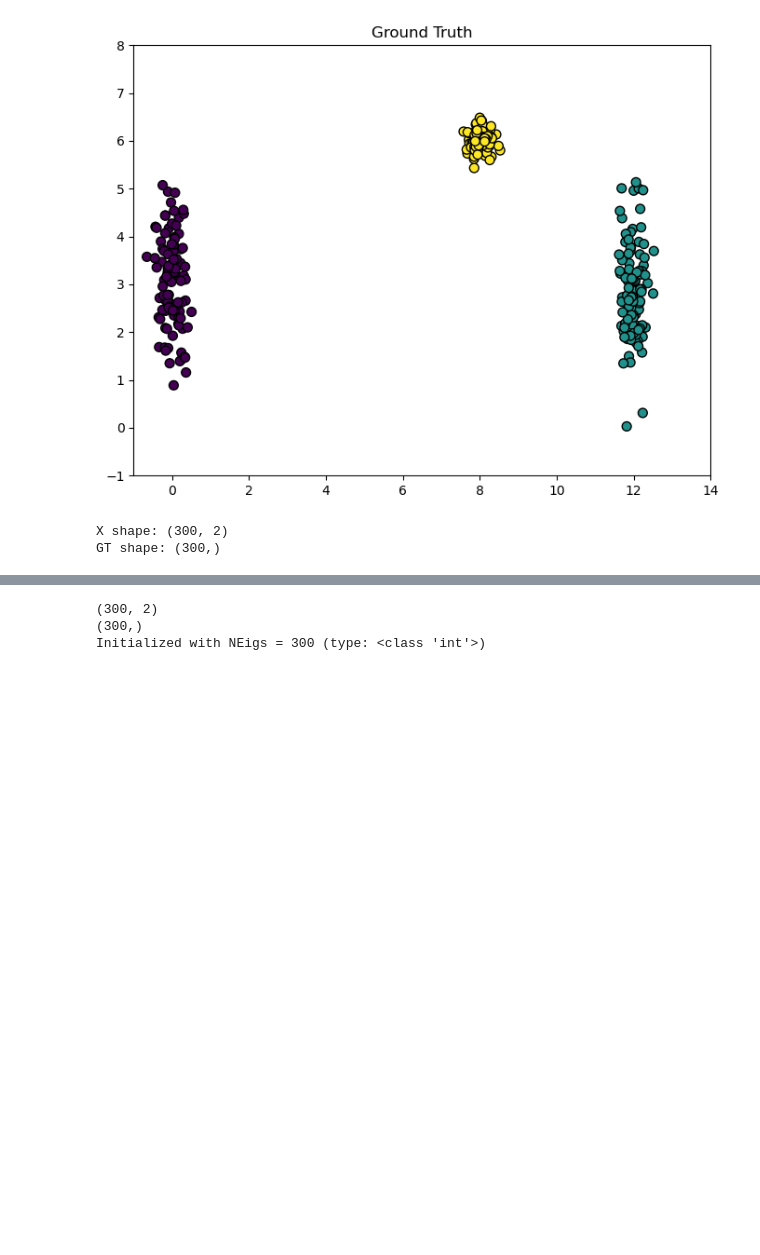
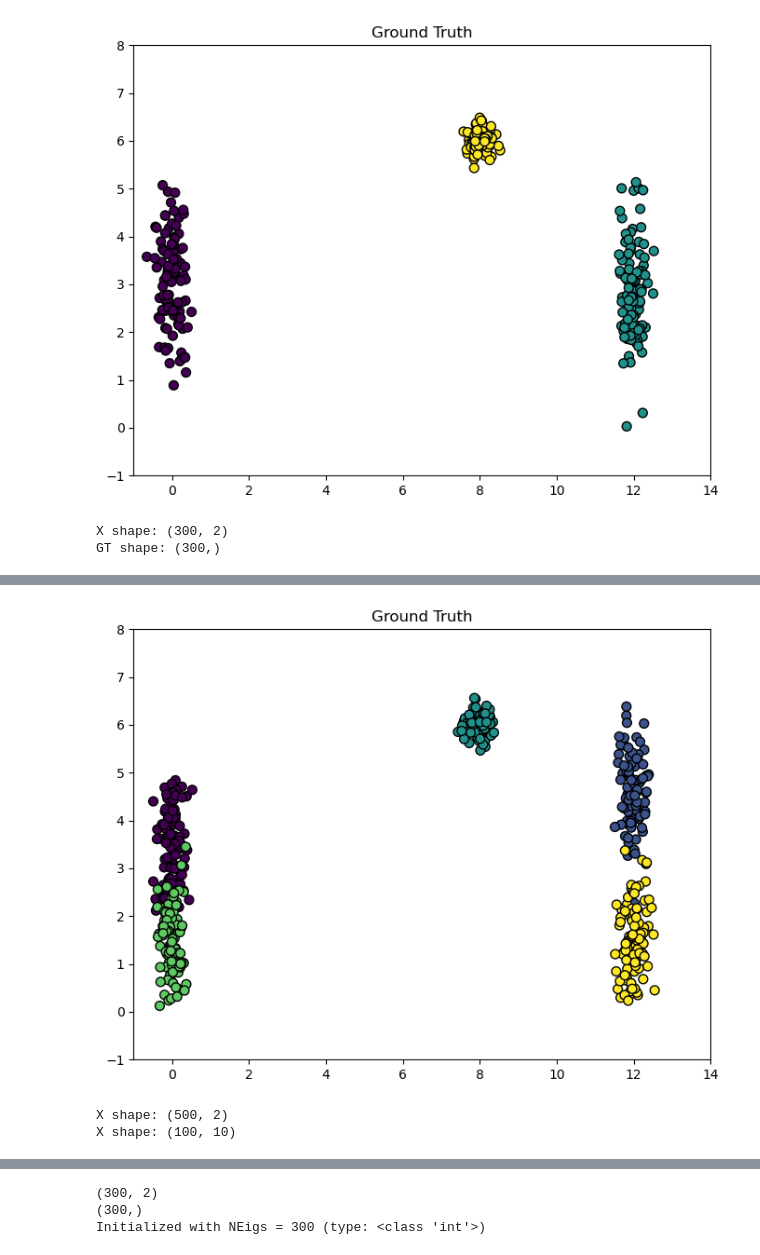
Before and after one commit to seolibek/Tufts2024, a Jupyter notebook: lund_exp.ipynb, the cells around one changed output, grey strips where cells are left out. Drawn from its saved outputs; the diff is of its cells as text; code cells hidden in the pictures; blank space fills up the shorter version.

```diff
--- a/lund_exp.ipynb
+++ b/lund_exp.ipynb
@@ -180,0 +185,49 @@ GT shape: (300,)
+# %%
+import matplotlib.pyplot as plt
+import numpy as np
+
+# Generate data for clusters
+# Left clusters (dumbbell shapes)
+cluster_1_left = np.column_stack((np.random.normal(loc=0, scale=0.2, size=50),
+                                  np.random.normal(loc=4, scale=0.5, size=50)))
+cluster_1_right = np.column_stack((np.random.normal(loc=0, scale=0.2, size=50),
+                                   np.random.normal(loc=3, scale=0.5, size=50)))
+cluster_4_left = np.column_stack((np.random.normal(loc=0, scale=0.2, size=50),
+                                  np.random.normal(loc=2, scale=0.5, size=50)))
+cluster_4_right = np.column_stack((np.random.normal(loc=0, scale=0.2, size=50),
+                                   np.random.normal(loc=1, scale=0.5, size=50)))
+
+# Center cluster
+cluster_3 = np.column_stack((np.random.normal(loc=8, scale=0.2, size=100),
+                             np.random.normal(loc=6, scale=0.2, size=100)))
+
+# Right clusters (dumbbell shapes)
+cluster_2_left = np.column_stack((np.random.normal(loc=12, scale=0.2, size=50),
+                                  np.random.normal(loc=4, scale=0.5, size=50)))
+cluster_2_right = np.column_stack((np.random.normal(loc=12, scale=0.2, size=50),
+                                   np.random.normal(loc=5, scale=0.5, size=50)))
+cluster_5_left = np.column_stack((np.random.normal(loc=12, scale=0.2, size=50),
+                                  np.random.normal(loc=2, scale=0.5, size=50)))
+cluster_5_right = np.column_stack((np.random.normal(loc=12, scale=0.2, size=50),
+                                   np.random.normal(loc=1, scale=0.5, size=50)))
+
+# Combine all clusters
+X = np.vstack((cluster_1_left, cluster_1_right, cluster_2_left, cluster_2_right,
+               cluster_3, cluster_4_left, cluster_4_right, cluster_5_left, cluster_5_right))
+labels = np.array([0]*100 + [1]*100 + [2]*100 + [3]*100 + [4]*100)
+
+# Plot the data with clusters
+plt.figure(figsize=(8, 6))
+plt.scatter(X[:, 0], X[:, 1], c=labels, cmap='viridis', s=50, edgecolor='k')
+plt.title('Ground Truth')
+plt.xlim(-1, 14)
+plt.ylim(-1, 8)
+plt.show()
+
+print("X shape:", X.shape)
+X = np.reshape(X, (100, 10))
+print("X shape:", X.shape)
+# %% [output]
+[figure, added]
+X shape: (500, 2)
+X shape: (100, 10)
```
Also changed, not shown: parts of 3 cells of this notebook.
